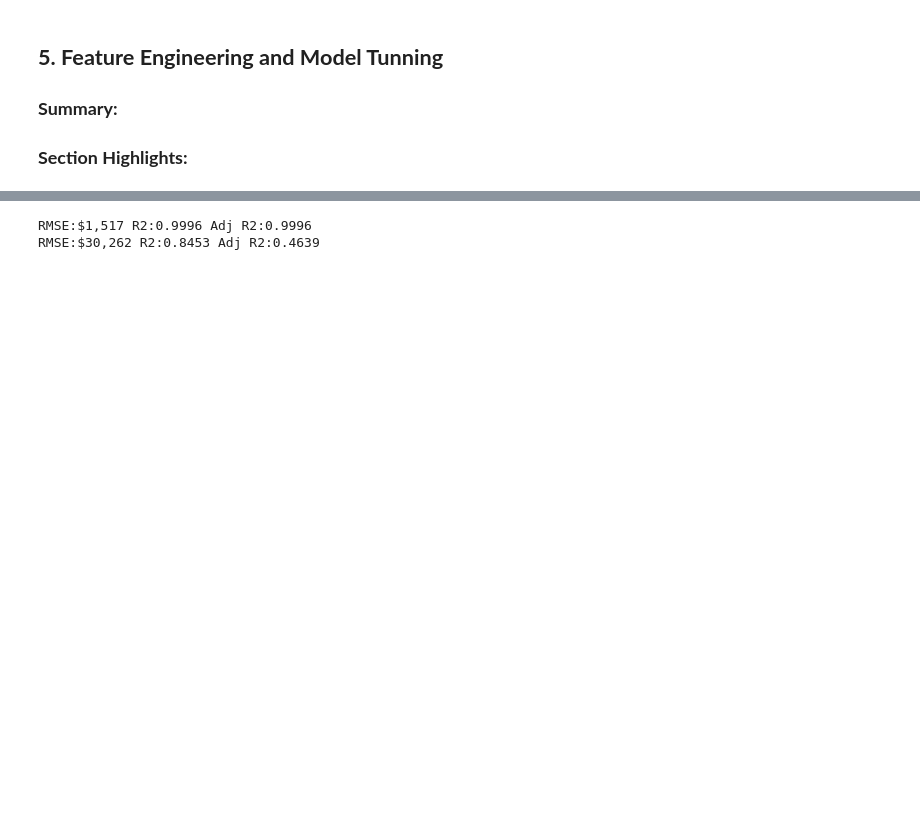
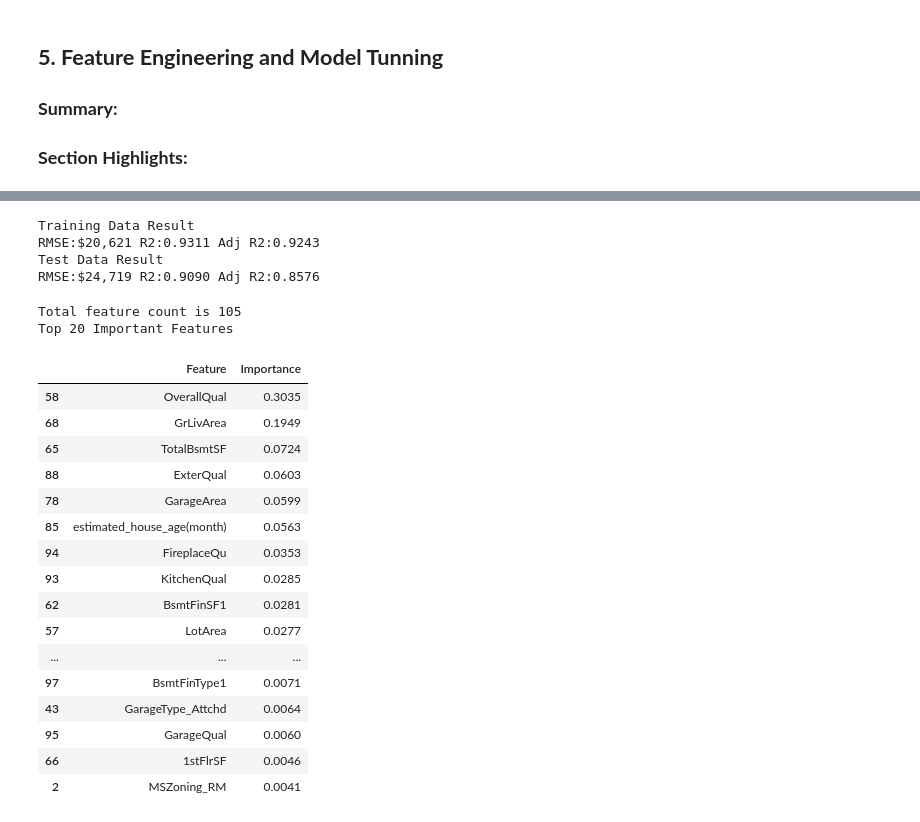
Before and after one commit to Ren1990/house_price_reg_model, a Jupyter notebook: house_price.ipynb, the cells around one changed output, grey strips where cells are left out. Cells and saved outputs as stored; diff of their text form; code cells hidden in the pictures; blank space fills up the shorter version.

```diff
--- a/house_price.ipynb
+++ b/house_price.ipynb
@@ -1969,5 +1888,0 @@ Total 97 features to be retained based on criteria higher than 0
-# %%
-fe_pro_df_tr,fe_x_tr,fe_x_tst=update_feat(remove_feat,pro_df_tr,x_tr,x_tst)
-Model2=opt_gbr_model(hp02,fe_x_tr,y_tr)
-reg_result(Model2,fe_x_tr,y_tr)
-reg_result(Model2,fe_x_tst,y_tst)
@@ -2012,11 +1929,37 @@ hp03
 # %%
-hp03.update({'loss': 'squared_error',})
+hp03.update({'loss':'huber'})
 # %%
 Model3=opt_gbr_model(hp03,fe_x_tr,y_tr)
+print('Training Data Result')
 reg_result(Model3,fe_x_tr,y_tr)
+print('Test Data Result')
 reg_result(Model3,fe_x_tst,y_tst)
 # %% [output]
-RMSE:$1,517 R2:0.9996 Adj R2:0.9996
-RMSE:$30,262 R2:0.8453 Adj R2:0.4639
+Training Data Result
+RMSE:$20,621 R2:0.9311 Adj R2:0.9243
+Test Data Result
+RMSE:$24,719 R2:0.9090 Adj R2:0.8576
 # %%
 optuna.visualization.plot_param_importances(study3)
+# %%
+model_feat3=feat_importance(Model3)
+# %% [output]
+Total feature count is 105
+Top 20 Important Features
+|  | Feature | Importance |
+| 58 | OverallQual | 0.3035 |
+| 68 | GrLivArea | 0.1949 |
+| 65 | TotalBsmtSF | 0.0724 |
+| 88 | ExterQual | 0.0603 |
+| 78 | GarageArea | 0.0599 |
+| 85 | estimated_house_age(month) | 0.0563 |
+| 94 | FireplaceQu | 0.0353 |
+| 93 | KitchenQual | 0.0285 |
+| 62 | BsmtFinSF1 | 0.0281 |
+| 57 | LotArea | 0.0277 |
+| ... | ... | ... |
+| 97 | BsmtFinType1 | 0.0071 |
+| 43 | GarageType_Attchd | 0.0064 |
+| 95 | GarageQual | 0.0060 |
+| 66 | 1stFlrSF | 0.0046 |
+| 2 | MSZoning_RM | 0.0041 |
```
Also changed, not shown: parts of 53 cells of this notebook.
